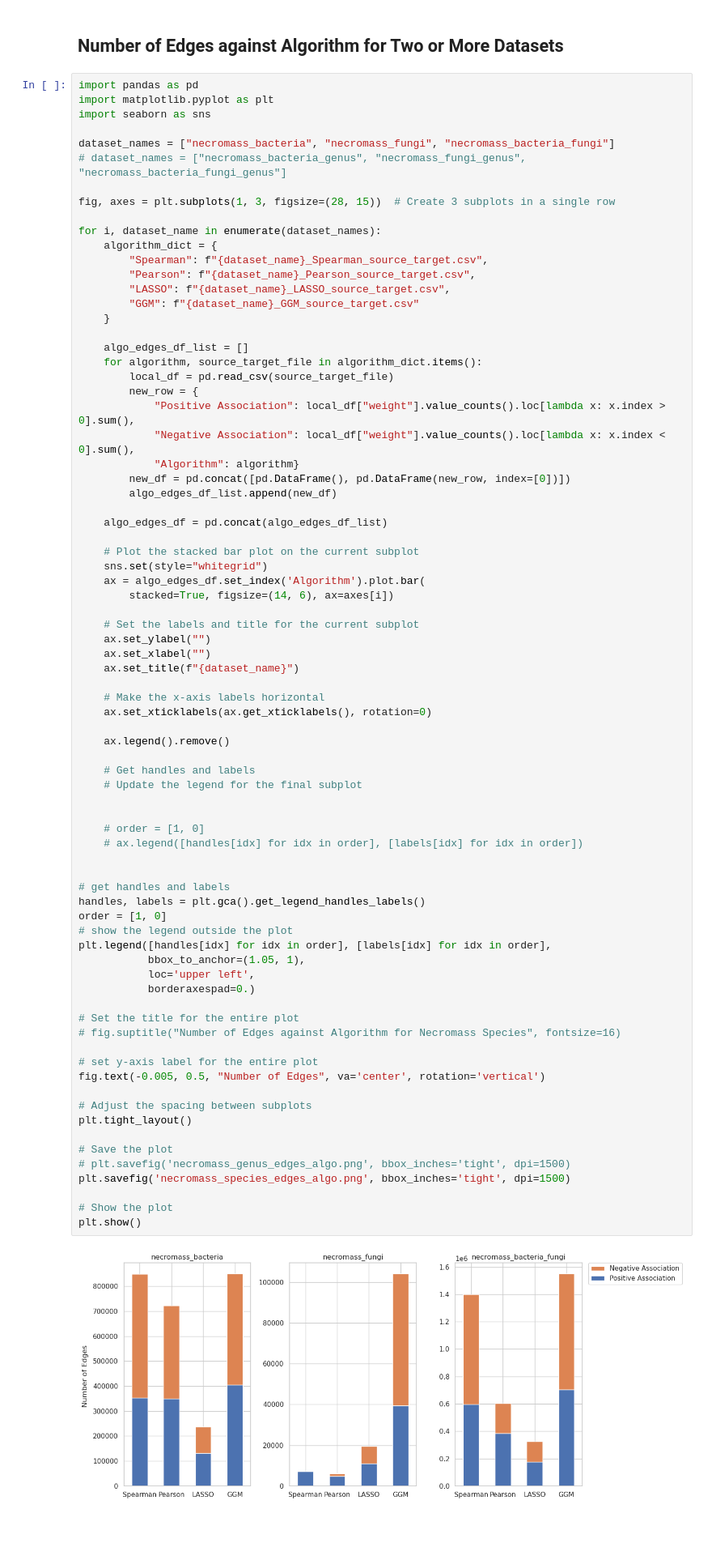
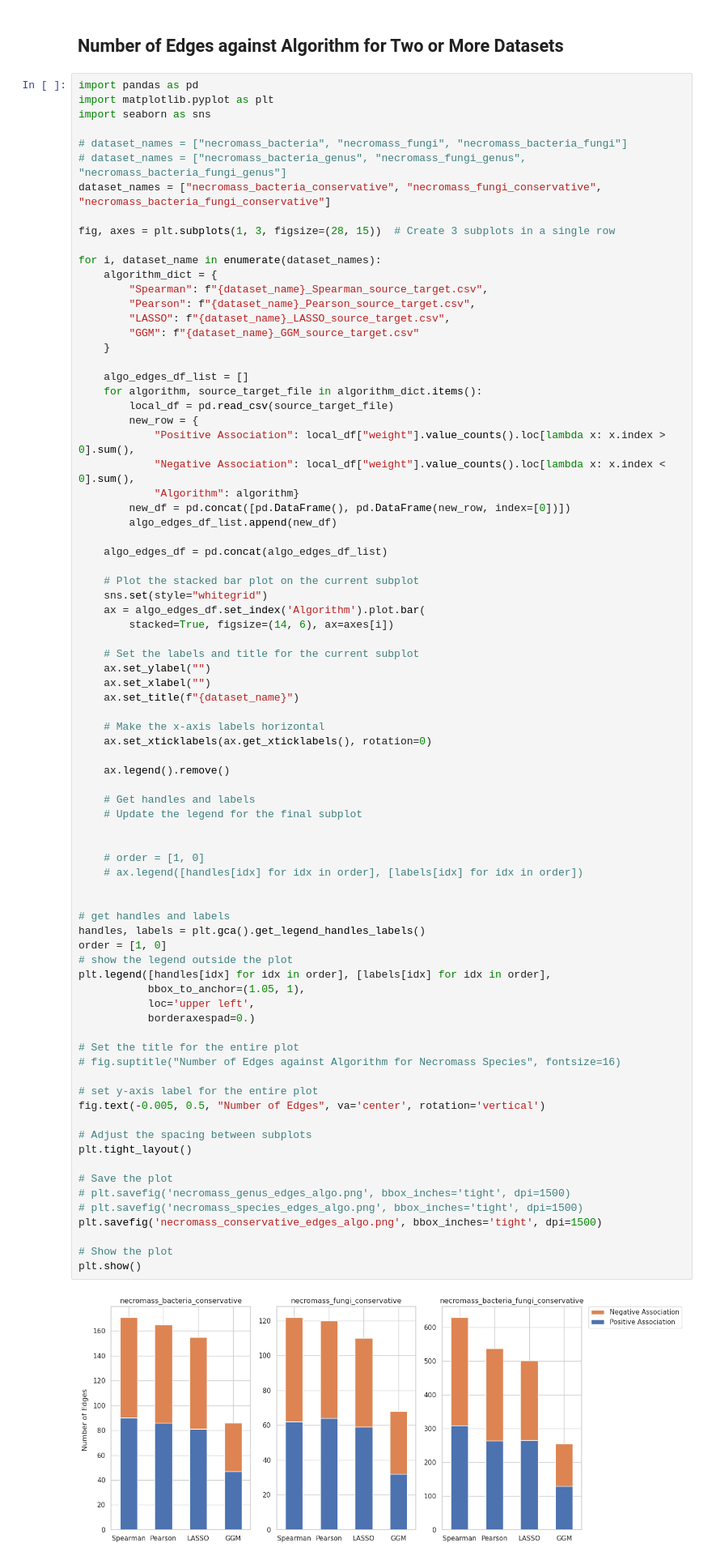
Before and after one commit to EngineerDanny/CS685-Microbe-Network-Research-Code, a Jupyter notebook: model_stw/analyze_script.ipynb, the cells around one changed output. Shown at 81% size. Saved outputs shown, nothing was run; the diff lists cells and outputs as text; blank space fills up the shorter version.

```diff
--- a/model_stw/analyze_script.ipynb
+++ b/model_stw/analyze_script.ipynb
@@ -75,8 +75,9 @@ import pandas as pd
 import matplotlib.pyplot as plt
 import seaborn as sns
 
-dataset_names = ["necromass_bacteria", "necromass_fungi", "necromass_bacteria_fungi"]
+# dataset_names = ["necromass_bacteria", "necromass_fungi", "necromass_bacteria_fungi"]
 # dataset_names = ["necromass_bacteria_genus", "necromass_fungi_genus", "necromass_bacteria_fungi_genus"]
+dataset_names = ["necromass_bacteria_conservative", "necromass_fungi_conservative", "necromass_bacteria_fungi_conservative"]
 
 fig, axes = plt.subplots(1, 3, figsize=(28, 15))  # Create 3 subplots in a single row
 
@@ -120,35 +121,36 @@ for i, dataset_name in enumerate(dataset_names):
 
 
     # order = [1, 0]
     # ax.legend([handles[idx] for idx in order], [labels[idx] for idx in order])
 
 
 # get handles and labels
 handles, labels = plt.gca().get_legend_handles_labels()
 order = [1, 0]
 # show the legend outside the plot
 plt.legend([handles[idx] for idx in order], [labels[idx] for idx in order],
            bbox_to_anchor=(1.05, 1),
            loc='upper left',
            borderaxespad=0.)
 
 # Set the title for the entire plot
 # fig.suptitle("Number of Edges against Algorithm for Necromass Species", fontsize=16)
 
 # set y-axis label for the entire plot
 fig.text(-0.005, 0.5, "Number of Edges", va='center', rotation='vertical')
 
 # Adjust the spacing between subplots
 plt.tight_layout()
 
 # Save the plot
 # plt.savefig('necromass_genus_edges_algo.png', bbox_inches='tight', dpi=1500)
-plt.savefig('necromass_species_edges_algo.png', bbox_inches='tight', dpi=1500)
+# plt.savefig('necromass_species_edges_algo.png', bbox_inches='tight', dpi=1500)
+plt.savefig('necromass_conservative_edges_algo.png', bbox_inches='tight', dpi=1500)
 
 # Show the plot
 plt.show()
 # %% [output]
-[figure, old version]
+[figure, new version]
 # %% [markdown]
 ## Modify all existing files ending with GGM_source_target.csv in the current directory
 # %%
```
Also changed, not shown: parts of 3 cells of this notebook, 10 other files.
